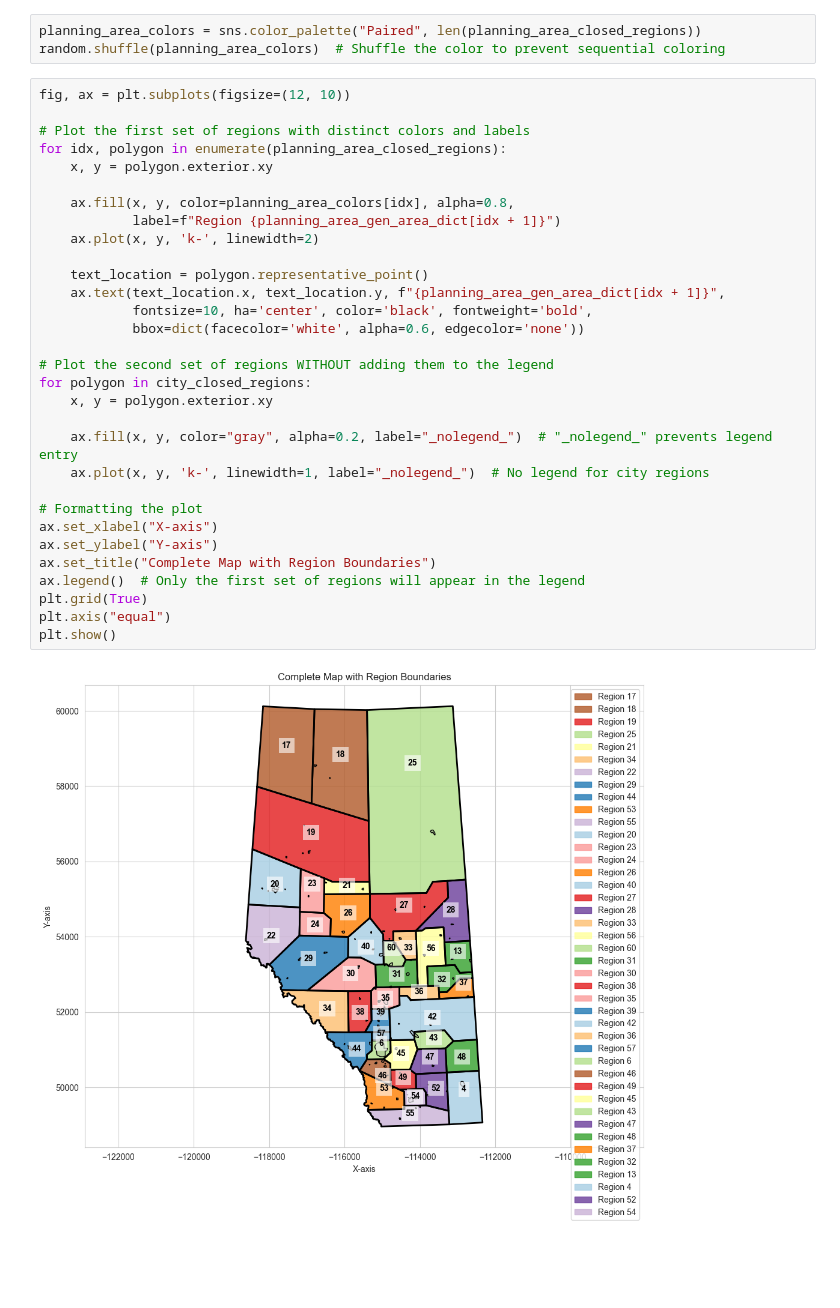
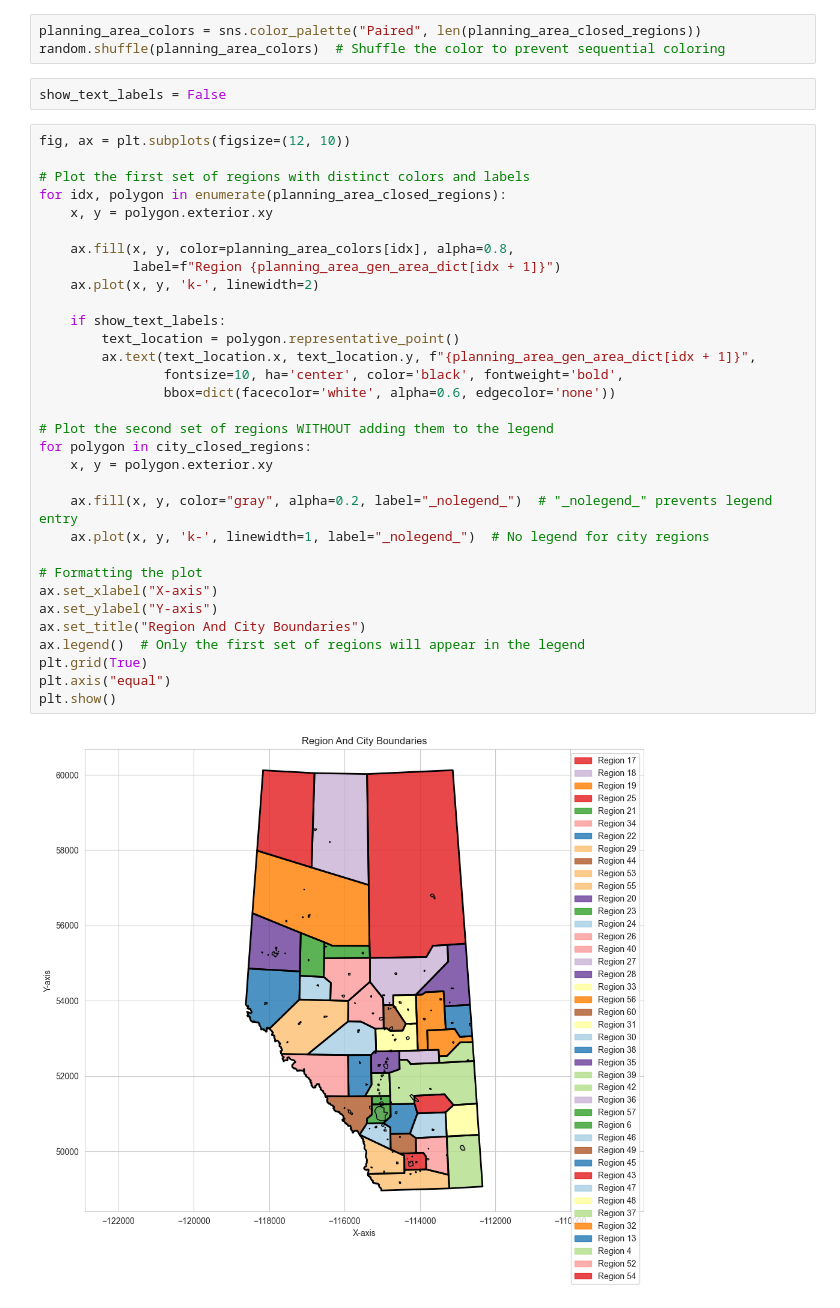
Before and after one commit to BenCheng2/CarbonDistributionMap, a Jupyter notebook: lab/AdditionalVisualization.ipynb, the cells around one changed output. Saved outputs shown, nothing was run; the diff lists cells and outputs as text; blank space fills up the shorter version.

Commit message:
Modify AdditionalVisualization (Add text showing configuration)

```diff
--- a/lab/AdditionalVisualization.ipynb
+++ b/lab/AdditionalVisualization.ipynb
@@ -22,36 +22,39 @@ city_closed_regions = find_closed_regions(dataloader.city_border_df)
 # %%
 planning_area_colors = sns.color_palette("Paired", len(planning_area_closed_regions))
 random.shuffle(planning_area_colors)  # Shuffle the color to prevent sequential coloring
+# %%
+show_text_labels = False
 # %%
 fig, ax = plt.subplots(figsize=(12, 10))
 
 # Plot the first set of regions with distinct colors and labels
 for idx, polygon in enumerate(planning_area_closed_regions):
     x, y = polygon.exterior.xy
 
     ax.fill(x, y, color=planning_area_colors[idx], alpha=0.8,
             label=f"Region {planning_area_gen_area_dict[idx + 1]}")
     ax.plot(x, y, 'k-', linewidth=2)
 
-    text_location = polygon.representative_point()
-    ax.text(text_location.x, text_location.y, f"{planning_area_gen_area_dict[idx + 1]}",
-            fontsize=10, ha='center', color='black', fontweight='bold',
-            bbox=dict(facecolor='white', alpha=0.6, edgecolor='none'))
+    if show_text_labels:
+        text_location = polygon.representative_point()
+        ax.text(text_location.x, text_location.y, f"{planning_area_gen_area_dict[idx + 1]}",
+                fontsize=10, ha='center', color='black', fontweight='bold',
+                bbox=dict(facecolor='white', alpha=0.6, edgecolor='none'))
 
 # Plot the second set of regions WITHOUT adding them to the legend
 for polygon in city_closed_regions:
     x, y = polygon.exterior.xy
 
     ax.fill(x, y, color="gray", alpha=0.2, label="_nolegend_")  # "_nolegend_" prevents legend entry
     ax.plot(x, y, 'k-', linewidth=1, label="_nolegend_")  # No legend for city regions
 
 # Formatting the plot
 ax.set_xlabel("X-axis")
 ax.set_ylabel("Y-axis")
-ax.set_title("Complete Map with Region Boundaries")
+ax.set_title("Region And City Boundaries")
 ax.legend()  # Only the first set of regions will appear in the legend
 plt.grid(True)
 plt.axis("equal")
 plt.show()
 # %% [output]
-[figure, old version]
+[figure, new version]
```
